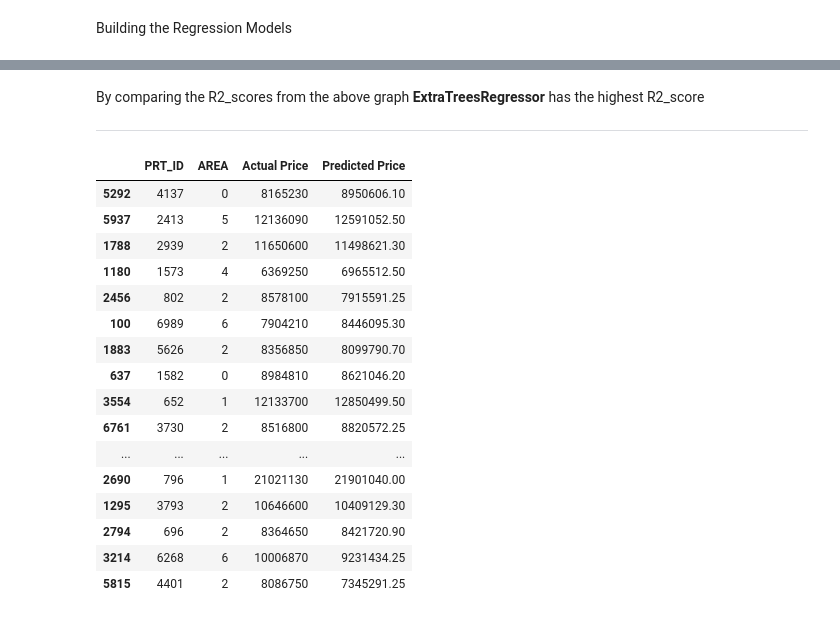
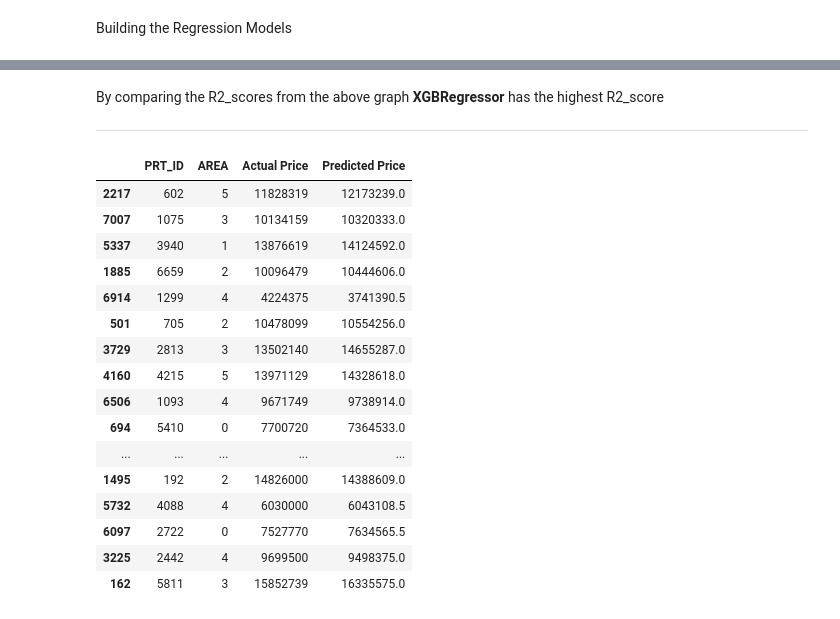
Before and after one commit to SKNaveen78/Chennai-House-Sales-Analysis-and-Prediction, a Jupyter notebook: Chennai_House_Sales_Analysis_and_Prediction.ipynb, the cells around one changed output, grey strips where cells are left out. Cells and saved outputs as stored; diff of their text form; code cells hidden in the pictures.

```diff
--- a/Chennai_House_Sales_Analysis_and_Prediction.ipynb
+++ b/Chennai_House_Sales_Analysis_and_Prediction.ipynb
@@ -325,7 +339,7 @@ fig.show()
 [interactive output not drawn]
 # %% [markdown]
 By comparing the R2_scores from the above graph
-**ExtraTreesRegressor** has the highest R2_score
+**XGBRegressor** has the highest R2_score
 
 
 ---
@@ -332,26 +348,41 @@ By comparing the R2_scores from the above graph
+# %%
+x = df_copy.drop( columns="SALES_PRICE",axis=1)
+y = df_copy["SALES_PRICE"]
+
+x_train,x_test,y_train,y_test = train_test_split(x,y,test_size=0.3,random_state=30)
+
+from sklearn.preprocessing import MinMaxScaler
+mmscaler=MinMaxScaler(feature_range=(0,1))
+x_train=mmscaler.fit_transform(x_train)
+x_test=mmscaler.fit_transform(x_test)
+x_train=pd.DataFrame(x_train)
+x_test=pd.DataFrame(x_test)
+# %%
+y_test = y_test.astype(int)
+y_pred = y_pred.astype(int)
 # %%
-modelETR.fit(x_train,y_train)
-y_pred = modelETR.predict(x_test)
+modelXGB.fit(x_train,y_train)
+y_pred = modelXGB.predict(x_test)
 
 out = pd.DataFrame({"Actual Price": y_test,"Predicted Price":y_pred})
 
 Result = df_copy.merge(out, left_index =True, right_index = True)
 Result[['PRT_ID','AREA','Actual Price','Predicted Price']].sample(20)
 # %% [output]
 |  | PRT_ID | AREA | Actual Price | Predicted Price |
-| 5292 | 4137 | 0 | 8165230 | 8950606.10 |
-| 5937 | 2413 | 5 | 12136090 | 12591052.50 |
-| 1788 | 2939 | 2 | 11650600 | 11498621.30 |
-| 1180 | 1573 | 4 | 6369250 | 6965512.50 |
-| 2456 | 802 | 2 | 8578100 | 7915591.25 |
-| 100 | 6989 | 6 | 7904210 | 8446095.30 |
-| 1883 | 5626 | 2 | 8356850 | 8099790.70 |
-| 637 | 1582 | 0 | 8984810 | 8621046.20 |
-| 3554 | 652 | 1 | 12133700 | 12850499.50 |
-| 6761 | 3730 | 2 | 8516800 | 8820572.25 |
+| 2217 | 602 | 5 | 11828319 | 12173239.0 |
+| 7007 | 1075 | 3 | 10134159 | 10320333.0 |
+| 5337 | 3940 | 1 | 13876619 | 14124592.0 |
+| 1885 | 6659 | 2 | 10096479 | 10444606.0 |
+| 6914 | 1299 | 4 | 4224375 | 3741390.5 |
+| 501 | 705 | 2 | 10478099 | 10554256.0 |
+| 3729 | 2813 | 3 | 13502140 | 14655287.0 |
+| 4160 | 4215 | 5 | 13971129 | 14328618.0 |
+| 6506 | 1093 | 4 | 9671749 | 9738914.0 |
+| 694 | 5410 | 0 | 7700720 | 7364533.0 |
 | ... | ... | ... | ... | ... |
-| 2690 | 796 | 1 | 21021130 | 21901040.00 |
-| 1295 | 3793 | 2 | 10646600 | 10409129.30 |
-| 2794 | 696 | 2 | 8364650 | 8421720.90 |
-| 3214 | 6268 | 6 | 10006870 | 9231434.25 |
-| 5815 | 4401 | 2 | 8086750 | 7345291.25 |
+| 1495 | 192 | 2 | 14826000 | 14388609.0 |
+| 5732 | 4088 | 4 | 6030000 | 6043108.5 |
+| 6097 | 2722 | 0 | 7527770 | 7634565.5 |
+| 3225 | 2442 | 4 | 9699500 | 9498375.0 |
+| 162 | 5811 | 3 | 15852739 | 16335575.0 |
```
Also changed, not shown: parts of 7 cells of this notebook.
